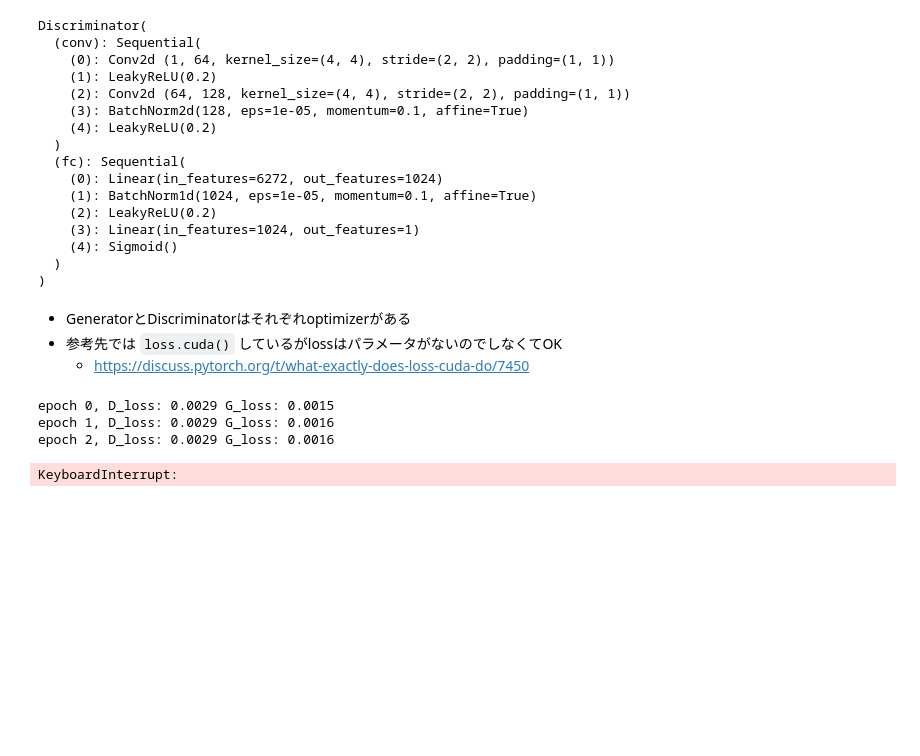
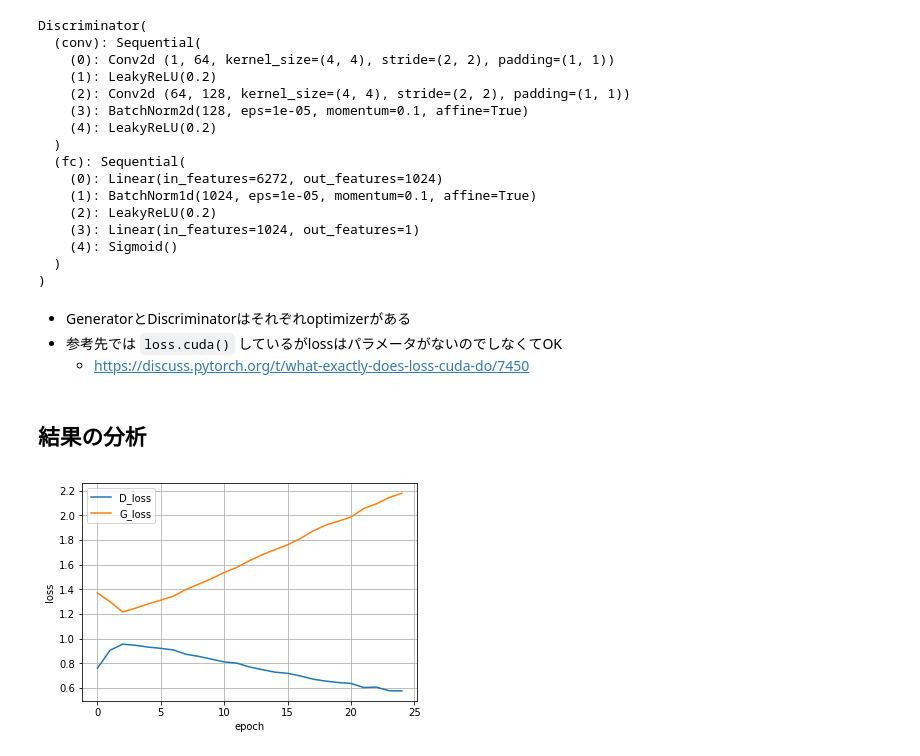
Before and after one commit to aidiary/pytorch-examples, a Jupyter notebook: notebooks/180303-gan.ipynb, the cells around one changed output. Cells and saved outputs as stored; diff of their text form; code cells hidden in the pictures; blank space fills up the shorter version.

```diff
--- a/notebooks/180303-gan.ipynb
+++ b/notebooks/180303-gan.ipynb
@@ -217,6 +221,10 @@ def train(D, G, criterion, D_optimizer, G_optimizer, data_loader):
     D_running_loss = 0
     G_running_loss = 0
     for batch_idx, (real_images, _) in enumerate(data_loader):
+        # 一番最後、バッチサイズに満たない場合は無視する
+        if real_images.size()[0] != batch_size:
+            break
+
         z = torch.rand((batch_size, z_dim))
         if cuda:
             real_images, z = real_images.cuda(), z.cuda()
@@ -256,7 +264,7 @@ def train(D, G, criterion, D_optimizer, G_optimizer, data_loader):
 
     return D_running_loss, G_running_loss
 # %%
-def visualize(epoch, G, log_dir='logs'):
+def generate(epoch, G, log_dir='logs'):
     G.eval()
 
     if not os.path.exists(log_dir):
@@ -272,14 +280,37 @@ def visualize(epoch, G, log_dir='logs'):
     samples = G(sample_z).data.cpu()
     save_image(samples, os.path.join(log_dir, 'epoch_%03d.png' % (epoch)))
 # %%
-for epoch in range(num_epochs + 1):
+history = {}
+history['D_loss'] = []
+history['G_loss'] = []
+for epoch in range(num_epochs):
     D_loss, G_loss = train(D, G, criterion, D_optimizer, G_optimizer, data_loader)
-    visualize(epoch + 1, G, log_dir)
-    print('epoch %d, D_loss: %.4f G_loss: %.4f' % (epoch, D_loss, G_loss))
-    torch.save(G.state_dict(), os.path.join(log_dir, 'G_%03d.pth' % epoch))
-    torch.save(D.state_dict(), os.path.join(log_dir, 'D_%03d.pth' % epoch))
+
+    print('epoch %d, D_loss: %.4f G_loss: %.4f' % (epoch + 1, D_loss, G_loss))
+    history['D_loss'].append(D_loss)
+    history['G_loss'].append(G_loss)
+
+    # 特定のエポックでGeneratorから画像を生成してモデルも保存
+    if epoch == 0 or epoch == 9 or epoch == 24:
+        generate(epoch + 1, G, log_dir)
+        torch.save(G.state_dict(), os.path.join(log_dir, 'G_%03d.pth' % (epoch + 1)))
+        torch.save(D.state_dict(), os.path.join(log_dir, 'D_%03d.pth' % (epoch + 1)))
+
+# 学習履歴を保存
+with open(os.path.join(log_dir, 'history.pkl'), 'wb') as f:
+    pickle.dump(history, f)
-# %% [output]
-epoch 0, D_loss: 0.0029 G_loss: 0.0015
-epoch 1, D_loss: 0.0029 G_loss: 0.0016
-epoch 2, D_loss: 0.0029 G_loss: 0.0016
-KeyboardInterrupt:
+# %% [markdown]
+## 結果の分析
+# %%
+with open(os.path.join(log_dir, 'history.pkl'), 'rb') as f:
+    history = pickle.load(f)
+# %%
+D_loss, G_loss = history['D_loss'], history['G_loss']
+plt.plot(D_loss, label='D_loss')
+plt.plot(G_loss, label='G_loss')
+plt.xlabel('epoch')
+plt.ylabel('loss')
+plt.legend()
+plt.grid()
+# %% [output]
+[figure, added]
```
Also changed, not shown: parts of 4 cells of this notebook.
